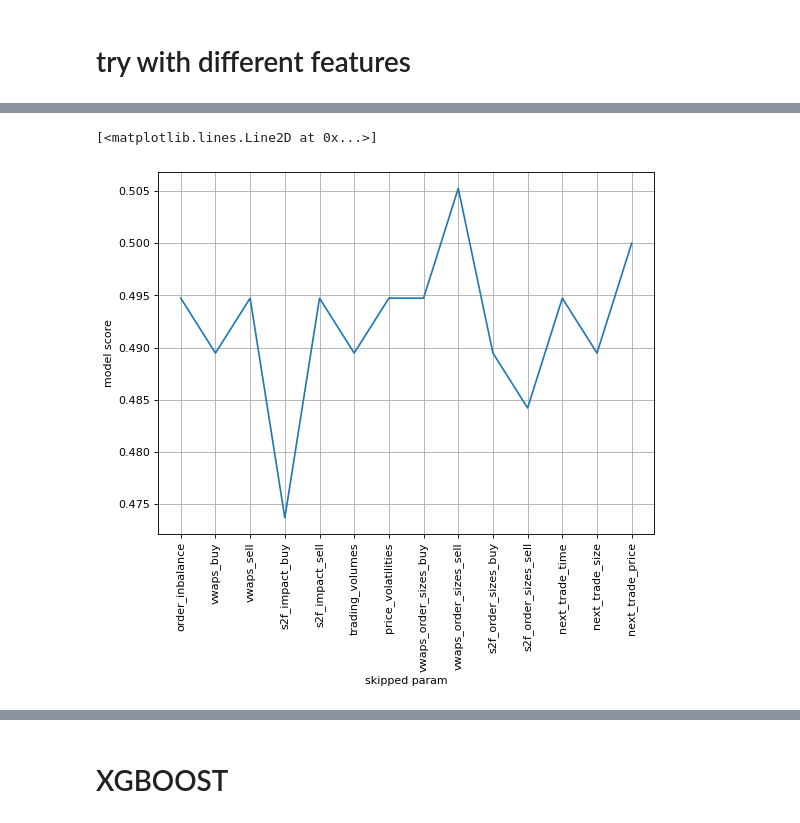
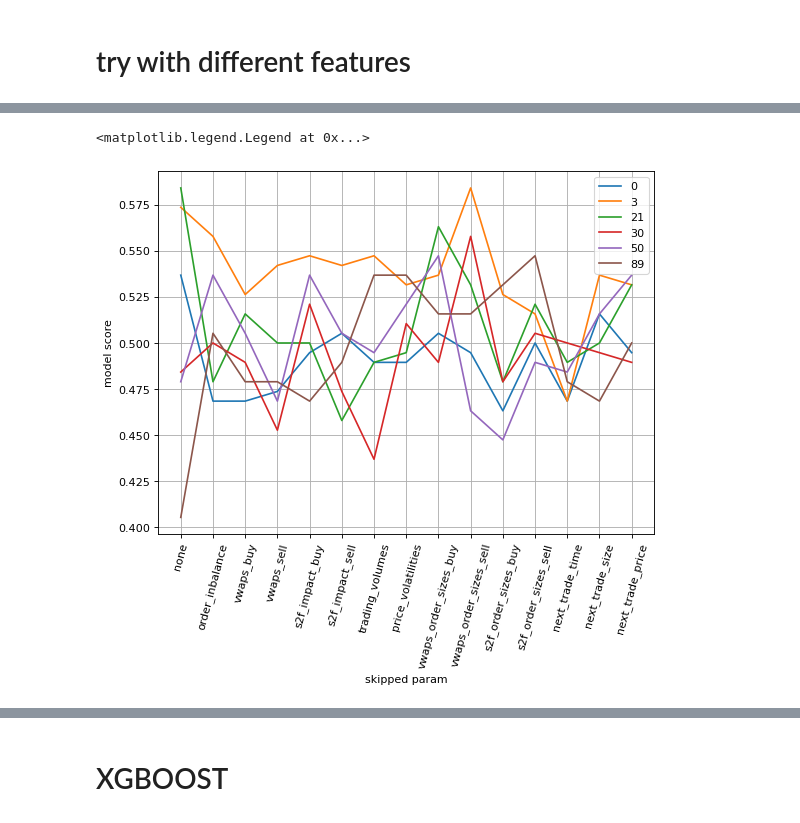
Before and after one commit to kpuchalskixiv/Impact-of-market-microstructure-on-stock-price, a Jupyter notebook: Thesis.ipynb, the cells around one changed output, grey strips where cells are left out. Saved outputs shown, nothing was run; the diff lists cells and outputs as text; code cells hidden in the pictures.

```diff
--- a/Thesis.ipynb
+++ b/Thesis.ipynb
@@ -1857,12 +2151,12 @@ next_trade_price 0.21095645106561325
 # %% [markdown]
 # try with different features
 # %%
-comp_id = 90
+comp_id = 3
 interval=5
 time_to_skip=30
 time_back=1
 split_percent = 0.8
-epsilon=0.005
+epsilon=10e-7
 names=[
    # 'mid_price',
     #'true_price',
@@ -1885,3 +2179,7 @@ names=[
 names_dict={}
 for name in names:
     names_dict[name]=[]
+# %%
+X,y=get_X_y_classic(0, interval, time_to_skip, time_back, names, y_name='true_price', check_change=True)
+print(X.shape)
+print(np.delete(X, 0, 0).shape)
@@ -1887,0 +2245,5 @@ for name in names:
+# %%
+X,y=get_X_y_classic(3, interval, time_to_skip, time_back, names, y_name='true_price', check_change=True)
+test_logistic_regr_classic(X,
+                                               np.copy(y),split_percent,
+                                               epsilon, comps[c], True, local_names=names)
@@ -1925,0 +2301,20 @@ skipped  next_trade_price
+# %%
+comps=[0, 3, 21, 30,50, 89]
+comps_X=[]
+comps_y=[]
+skipped_params=['none']+names
+names_len=len(names)
+scores_tree=np.zeros(shape=(len(comps), names_len+1))
+for c in range(len(comps)):
+    X,y=get_X_y_classic(comps[c], interval, time_to_skip, time_back, names, y_name='true_price', check_change=True)
+    scores_tree[c,0]=test_logistic_regr_classic(X, np.copy(y),split_percent, epsilon, comps[c], True, local_names=names)
+    comps_X.append(X)
+    comps_y.append(y)
+for c in range(len(comps)):
+    for i in range(1, names_len+1):
+        name=names.pop(0)
+        scores_tree[c,i]=test_decision_tree_classic(np.delete(comps_X[c], i-1, 1), np.copy(comps_y[c]),split_percent, epsilon, comps[c], True, local_names=names)
+        names.append(name)
+      #  skipped_params.append(name)
+        print('\nskipped ', name)
+        #AFTER SCALING
@@ -1926,10 +2339,14 @@ skipped  next_trade_price
 # %%
 ### FEATURE DROPPED ON X AXIS
+
 figure(figsize=(8, 6), dpi=80)
+
 plt.axes(xlabel='skipped param', ylabel='model score')
-plt.xticks(np.arange(len(skipped_params)), skipped_params, rotation='vertical')
+plt.xticks(np.arange(len(skipped_params)), skipped_params, rotation='75')
 plt.grid()
-plt.plot(scores)
+for c in range(len(comps)):
+    plt.plot( scores_tree[c])
+plt.legend(comps)
 # %% [output]
-[<matplotlib.lines.Line2D at 0x...>]
+<matplotlib.legend.Legend at 0x...>
-[figure, old version]
+[figure, new version]
```
Also changed, not shown: parts of 44 cells of this notebook.
